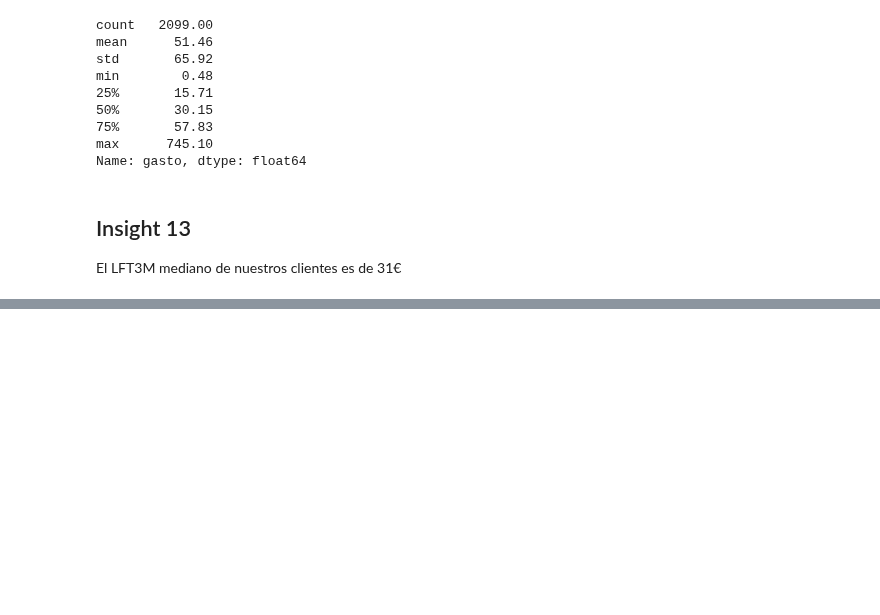
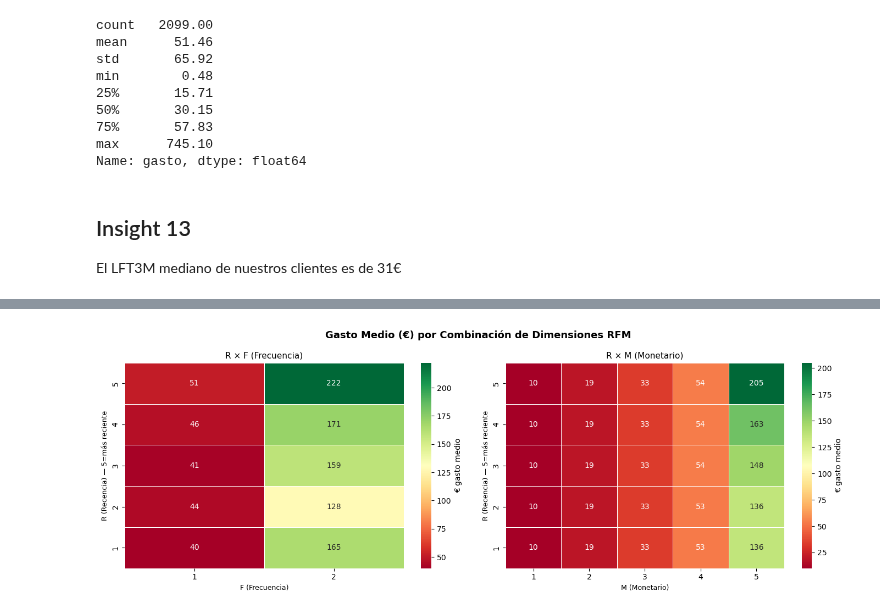
Before and after one commit to PabloHVega/ECommerce, a Jupyter notebook: notebooks/02_AnalisisInsights.ipynb, the cells around one changed output, grey strips where cells are left out. Drawn from its saved outputs; the diff is of its cells as text; code cells hidden in the pictures; blank space fills up the shorter version.

```diff
--- a/notebooks/02_AnalisisInsights.ipynb
+++ b/notebooks/02_AnalisisInsights.ipynb
@@ -916,0 +1207,25 @@ El LFT3M mediano de nuestros clientes es de 31€
+# %%
+# ─────────────────────────────────────────────────────────────────────────────
+# PASO 3 · Heatmaps cruzados R×F y R×M
+# Muestra qué combinaciones de dimensiones generan mayor gasto medio
+# ─────────────────────────────────────────────────────────────────────────────
+
+fig, axes = plt.subplots(1, 2, figsize=(14, 5))
+fig.suptitle('Gasto Medio (€) por Combinación de Dimensiones RFM', fontsize=13, fontweight='bold')
+
+for ax, (col, titulo) in zip(axes, [('F', 'F (Frecuencia)'), ('M', 'M (Monetario)')]):
+    pivot = (clientes
+             .pivot_table(values='gasto', index='R', columns=col, aggfunc='mean')
+             .round(0)
+             .sort_index(ascending=False))
+    sns.heatmap(pivot, annot=True, fmt='.0f', cmap='RdYlGn', ax=ax,
+                linewidths=0.5, cbar_kws={'label': '€ gasto medio'}, annot_kws={'size': 10})
+    ax.set_title(f'R × {titulo}', fontsize=11)
+    ax.set_xlabel(titulo, fontsize=9)
+    ax.set_ylabel('R (Recencia) — 5=más reciente', fontsize=9)
+
+plt.tight_layout()
+plt.savefig('../entregables/graficos/rfm_heatmaps.png', dpi=150, bbox_inches='tight')
+plt.show()
+# %% [output]
+[figure, added]
```
Also changed, not shown: parts of 19 cells of this notebook, 1 other file.
